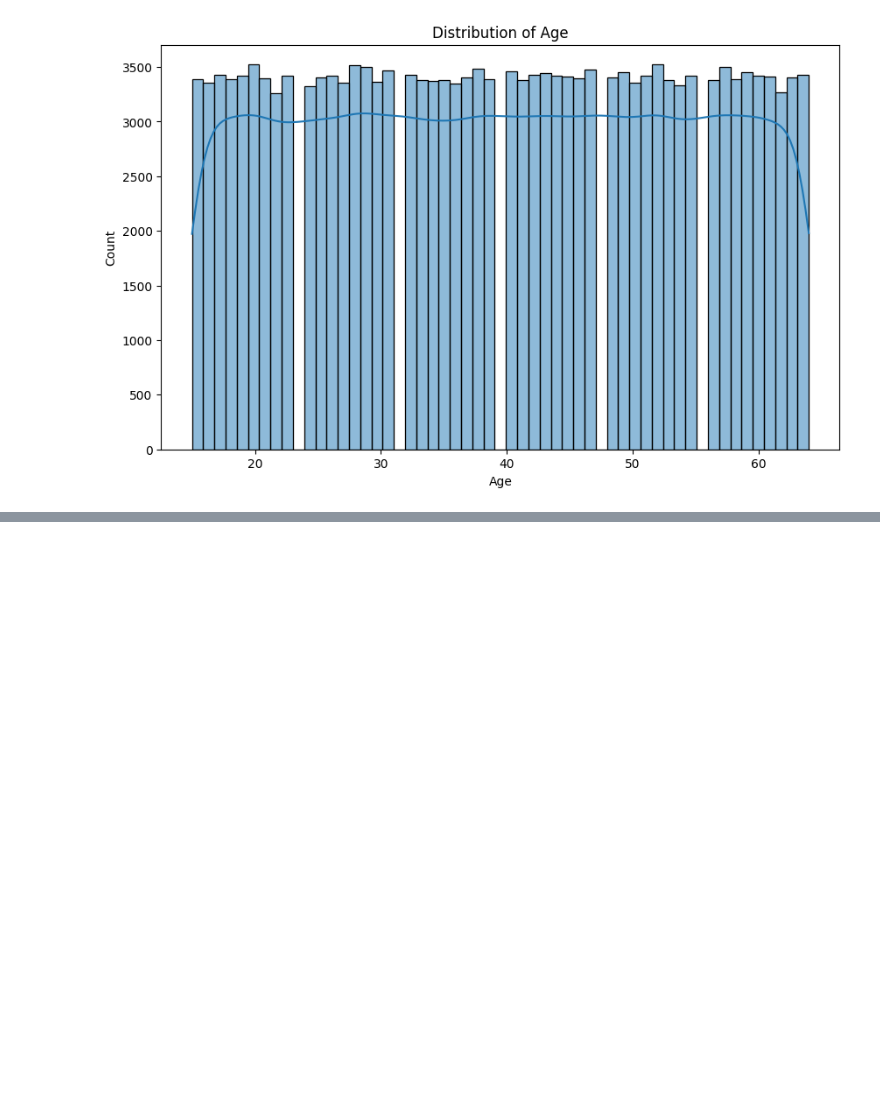
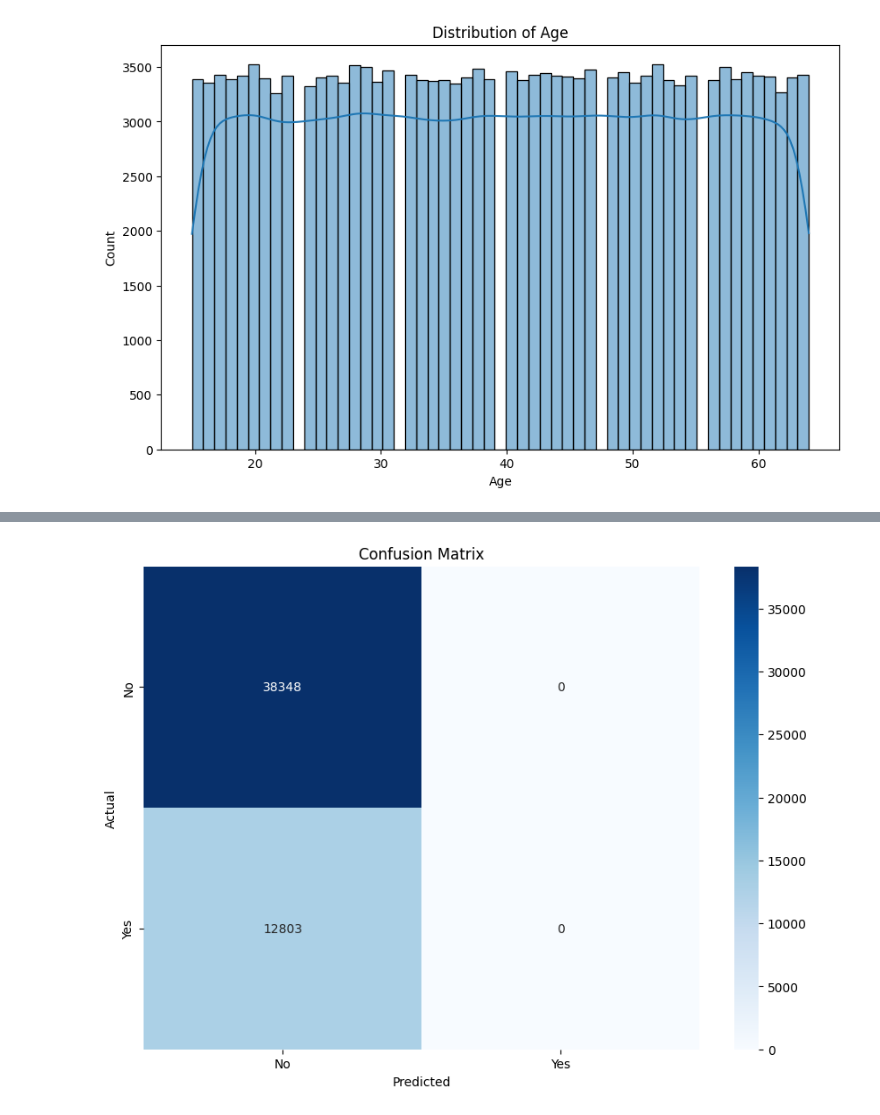
Before and after one commit to nizaalkhot/Heart-Attack-Prediction, a Jupyter notebook: Heart Attack Prediction.ipynb, the cells around one changed output, grey strips where cells are left out. Saved outputs shown, nothing was run; the diff lists cells and outputs as text; code cells hidden in the pictures; blank space fills up the shorter version.

Commit message:
Created Prediction Model

```diff
--- a/Heart Attack Prediction.ipynb
+++ b/Heart Attack Prediction.ipynb
@@ -84,0 +101,9 @@ plt.show()
+# %%
+numerical_columns = X.select_dtypes(include=['float64', 'int64']).columns
+scaler = StandardScaler()
+X[numerical_columns] = scaler.fit_transform(X[numerical_columns])
+# %%
+X_train, X_test, y_train, y_test = train_test_split(X, y, test_size=0.3, random_state=12, stratify=y)
+# %%
+model = RandomForestClassifier(random_state=12, n_estimators=1000)
+model.fit(X_train, y_train)
@@ -84,0 +112,2 @@ plt.show()
+# %%
+y_pred = model.predict(X_test)
@@ -84,0 +131,10 @@ plt.show()
+# %%
+conf_matrix = confusion_matrix(y_test, y_pred)
+plt.figure(figsize=(10, 7))
+sns.heatmap(conf_matrix, annot=True, fmt='d', cmap='Blues', xticklabels=target_encoder.classes_, yticklabels=target_encoder.classes_)
+plt.title('Confusion Matrix')
+plt.xlabel('Predicted')
+plt.ylabel('Actual')
+plt.show()
+# %% [output]
+[figure, added]
```
Also changed, not shown: parts of 7 cells of this notebook.
